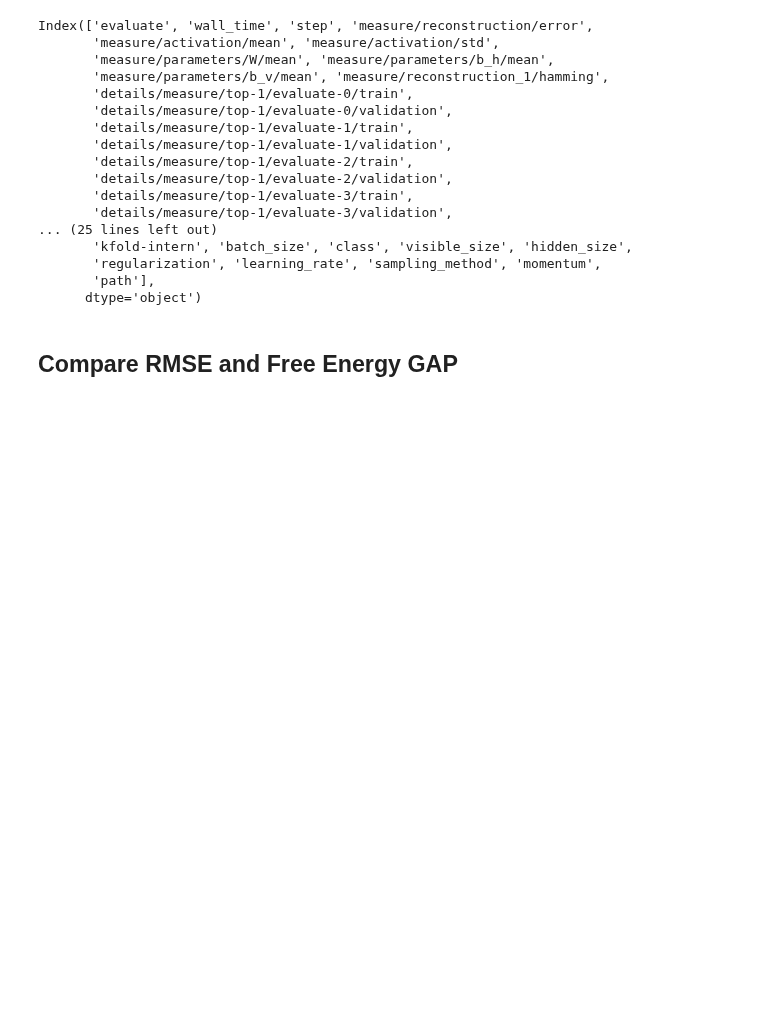
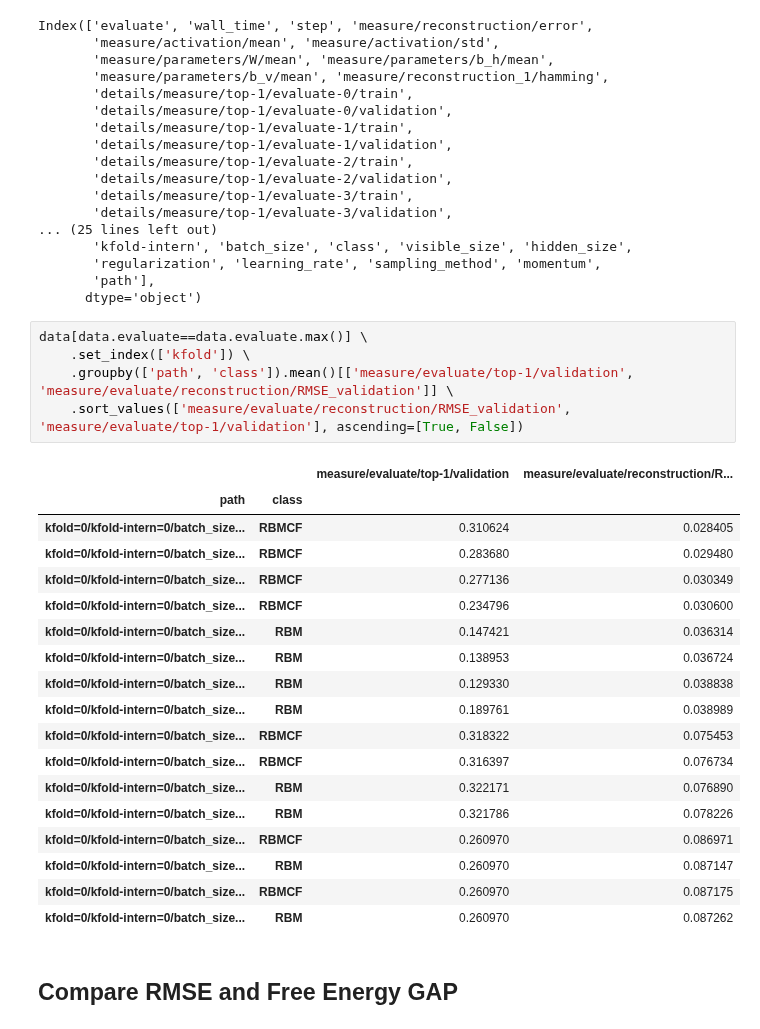
Before and after one commit to SrMouraSilva/RBM, a Jupyter notebook: experiments/notebooks/2.RBM-Log_analysis.ipynb, the cells around one changed output. Drawn from its saved outputs; the diff is of its cells as text; blank space fills up the shorter version.

```diff
--- a/experiments/notebooks/2.RBM-Log_analysis.ipynb
+++ b/experiments/notebooks/2.RBM-Log_analysis.ipynb
@@ -39,6 +38,30 @@ Index(['evaluate', 'wall_time', 'step', 'measure/reconstruction/error',
        'regularization', 'learning_rate', 'sampling_method', 'momentum',
        'path'],
       dtype='object')
+# %%
+data[data.evaluate==data.evaluate.max()] \
+    .set_index(['kfold']) \
+    .groupby(['path', 'class']).mean()[['measure/evaluate/top-1/validation', 'measure/evaluate/reconstruction/RMSE_validation']] \
+    .sort_values(['measure/evaluate/reconstruction/RMSE_validation', 'measure/evaluate/top-1/validation'], ascending=[True, False])
+# %% [output]
+|  |  | measure/evaluate/top-1/validation | measure/evaluate/reconstruction/R... |
+| path | class |  |  |
+| kfold=0/kfold-intern=0/batch_size... | RBMCF | 0.310624 | 0.028405 |
+| kfold=0/kfold-intern=0/batch_size... | RBMCF | 0.283680 | 0.029480 |
+| kfold=0/kfold-intern=0/batch_size... | RBMCF | 0.277136 | 0.030349 |
+| kfold=0/kfold-intern=0/batch_size... | RBMCF | 0.234796 | 0.030600 |
+| kfold=0/kfold-intern=0/batch_size... | RBM | 0.147421 | 0.036314 |
+| kfold=0/kfold-intern=0/batch_size... | RBM | 0.138953 | 0.036724 |
+| kfold=0/kfold-intern=0/batch_size... | RBM | 0.129330 | 0.038838 |
+| kfold=0/kfold-intern=0/batch_size... | RBM | 0.189761 | 0.038989 |
+| kfold=0/kfold-intern=0/batch_size... | RBMCF | 0.318322 | 0.075453 |
+| kfold=0/kfold-intern=0/batch_size... | RBMCF | 0.316397 | 0.076734 |
+| kfold=0/kfold-intern=0/batch_size... | RBM | 0.322171 | 0.076890 |
+| kfold=0/kfold-intern=0/batch_size... | RBM | 0.321786 | 0.078226 |
+| kfold=0/kfold-intern=0/batch_size... | RBMCF | 0.260970 | 0.086971 |
+| kfold=0/kfold-intern=0/batch_size... | RBM | 0.260970 | 0.087147 |
+| kfold=0/kfold-intern=0/batch_size... | RBMCF | 0.260970 | 0.087175 |
+| kfold=0/kfold-intern=0/batch_size... | RBM | 0.260970 | 0.087262 |
 # %% [markdown]
 ## Compare RMSE and Free Energy GAP
 # %%
```
Also changed, not shown: parts of 2 cells of this notebook, 1 other file.
